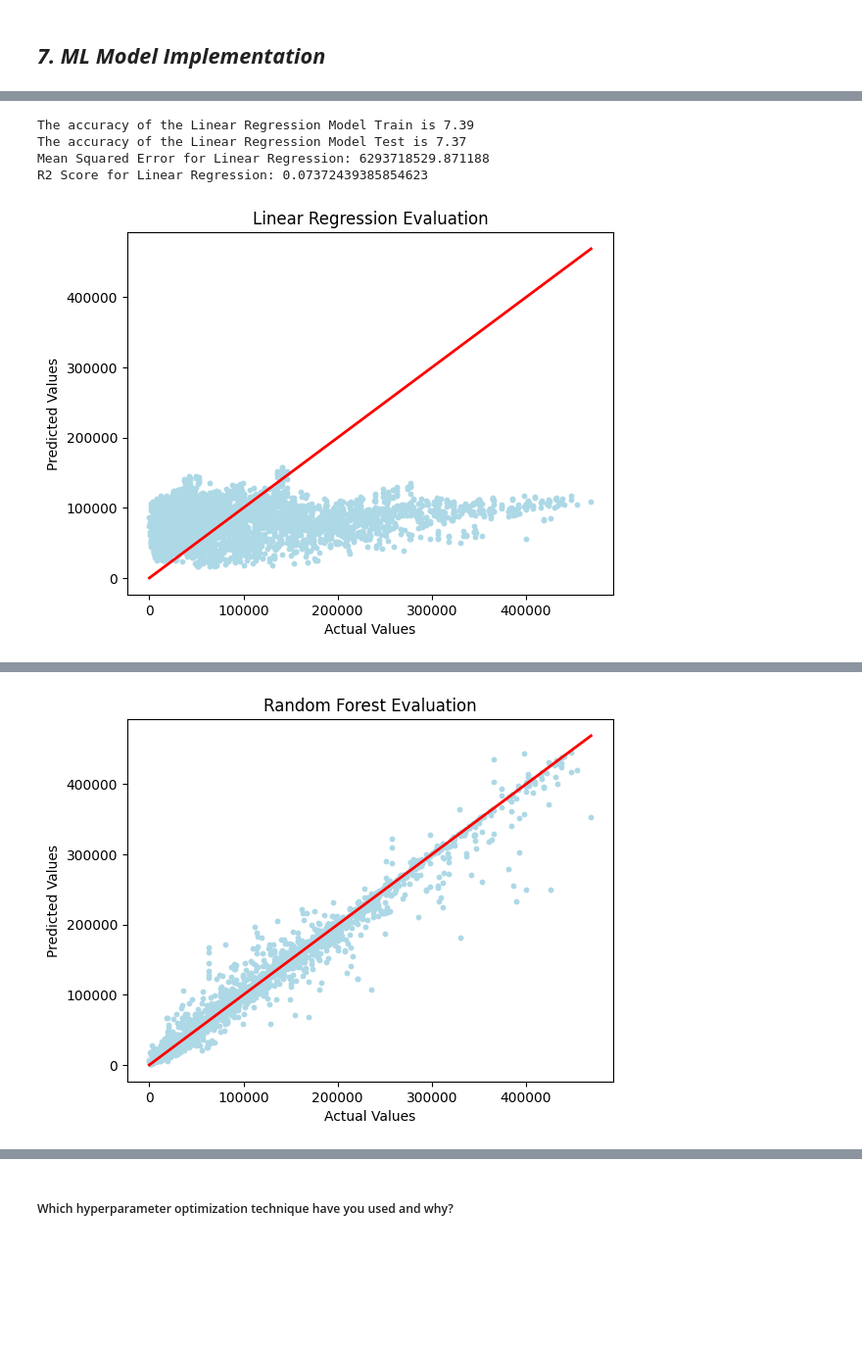
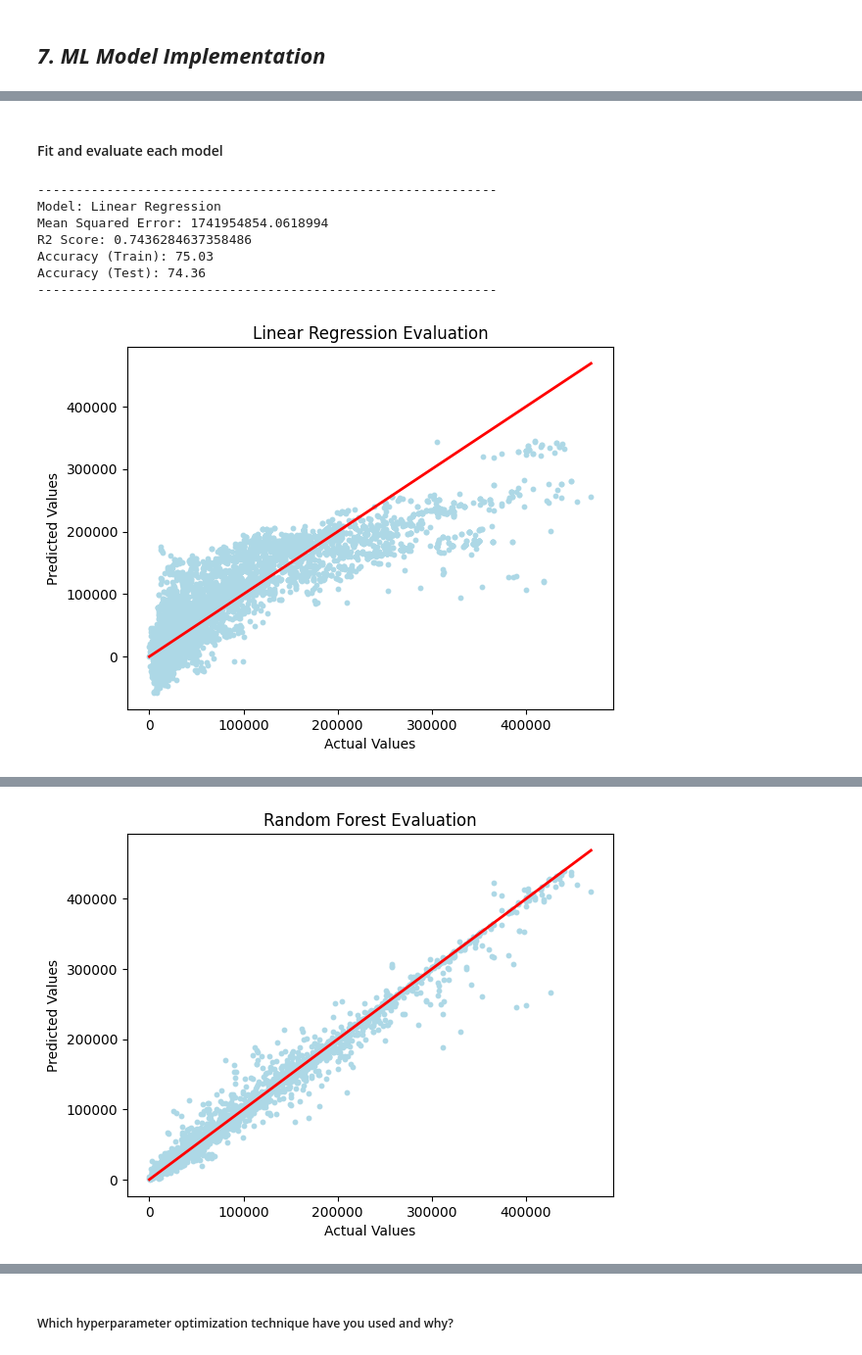
Before and after one commit to Electra89/Supervised_ML_Crop_Yield_Prediction, a Jupyter notebook: Supervised_ML_Crop_Yield_Prediction.ipynb, the cells around one changed output, grey strips where cells are left out. Shown at 98% size. Cells and saved outputs as stored; diff of their text form; code cells hidden in the pictures; blank space fills up the shorter version.

```diff
--- a/Supervised_ML_Crop_Yield_Prediction.ipynb
+++ b/Supervised_ML_Crop_Yield_Prediction.ipynb
@@ -862,2 +790,7 @@ Answer Here.
+# %%
+trf1 = ColumnTransformer(transformers=[
+    ('tnf1', MinMaxScaler(), ['average_rain_fall_mm_per_year', 'pesticides_tonnes', 'avg_temp']),
+    ('tnf2', OneHotEncoder(sparse_output=False, drop='first'), ['Area', 'Item']),
+], remainder='passthrough')
 # %% [markdown]
 ## ***7. ML Model Implementation***
@@ -866,2 +796,0 @@ X, y = dft.drop(labels='hg/ha_yield', axis=1), dft['hg/ha_yield']
-# %%
-X_train, X_test, y_train, y_test = train_test_split(X, y, test_size=0.3, random_state=42)
@@ -874,5 +796,0 @@ lr = LinearRegression()
-# %%
-lr.fit(X_train, y_train)
-y_pred = lr.predict(X_test)
-accuracy = lr.score(X_test, y_test)
-print(y_pred,"--/n",accuracy)
@@ -897,42 +811,54 @@ models = [
+# %%
+pipelines = []
+
+for name, model in models:
+    pipeline = make_pipeline(trf1, model)
+    pipelines.append((name, pipeline))
+# %% [markdown]
+#### Fit and evaluate each model
 # %%
-def evaluate_model(name, model, X_train, y_train, X_test, y_test):
-    # Train the model
-    model.fit(X_train, y_train)
+results = []
 
-    # Make predictions
-    y_pred = model.predict(X_test)
-
-    # Calculate accuracy, mean squared error, and R2 score
-    accuracy_train = model.score(X_train, y_train) * 100
-    accuracy_test = model.score(X_test, y_test) * 100
+for name, pipeline in pipelines:
+    pipeline.fit(X_train, y_train)
+    y_pred = pipeline.predict(X_test)
     mse = mean_squared_error(y_test, y_pred)
     r2 = r2_score(y_test, y_pred)
 
-    # Display accuracy and evaluation metrics
-    print(f"The accuracy of the {name} Model Train is {accuracy_train:.2f}")
-    print(f"The accuracy of the {name} Model Test is {accuracy_test:.2f}")
-    print(f"Mean Squared Error for {name}: {mse}")
-    print(f"R2 Score for {name}: {r2}")
+    print("\n")
+    print("-" * 60)
+
+    # Display evaluation metrics
+    print(f"Model: {name}")
+    print(f"Mean Squared Error: {mse}")
+    print(f"R2 Score: {r2}")
+
+    # Use pipeline.score for accuracy
+    accuracy_train = pipeline.score(X_train, y_train) * 100
+    accuracy_test = pipeline.score(X_test, y_test) * 100
+
+
+    print(f"Accuracy (Train): {accuracy_train:.2f}")
+    print(f"Accuracy (Test): {accuracy_test:.2f}")
+
+
 
     # Plotting actual vs predicted values
     plt.scatter(y_test, y_pred, s=10, color='lightblue')
     plt.xlabel('Actual Values')
     plt.ylabel('Predicted Values')
     plt.plot([min(y_test), max(y_test)], [min(y_test), max(y_test)], color='r', linewidth=2)
     plt.title(f'{name} Evaluation')
     plt.show()
 
-# Now you can use this function in your loop
-results = []
-
-for name, model in models:
-    evaluate_model(name, model, X_train, y_train, X_test, y_test)
-
     # Append results to the list
-    results.append((name, model.score(X_test, y_test), mean_squared_error(y_test, model.predict(X_test)), r2_score(y_test, model.predict(X_test))))
+    results.append((name, pipeline.score(X_test, y_test), mean_squared_error(y_test, pipeline.predict(X_test)), r2_score(y_test, pipeline.predict(X_test))))
 # %% [output]
-The accuracy of the Linear Regression Model Train is 7.39
-The accuracy of the Linear Regression Model Test is 7.37
-Mean Squared Error for Linear Regression: 6293718529.871188
-R2 Score for Linear Regression: 0.07372439385854623
+------------------------------------------------------------
+Model: Linear Regression
+Mean Squared Error: 1741954854.0618994
+R2 Score: 0.7436284637358486
+Accuracy (Train): 75.03
+Accuracy (Test): 74.36
+------------------------------------------------------------
-[figure, old version]
+[figure, new version]
@@ -943 +872 @@ R2 Score for Random Forest: 0.985627762453817
-[figure, old version]
+[figure, new version]
```
Also changed, not shown: parts of 73 cells of this notebook.
